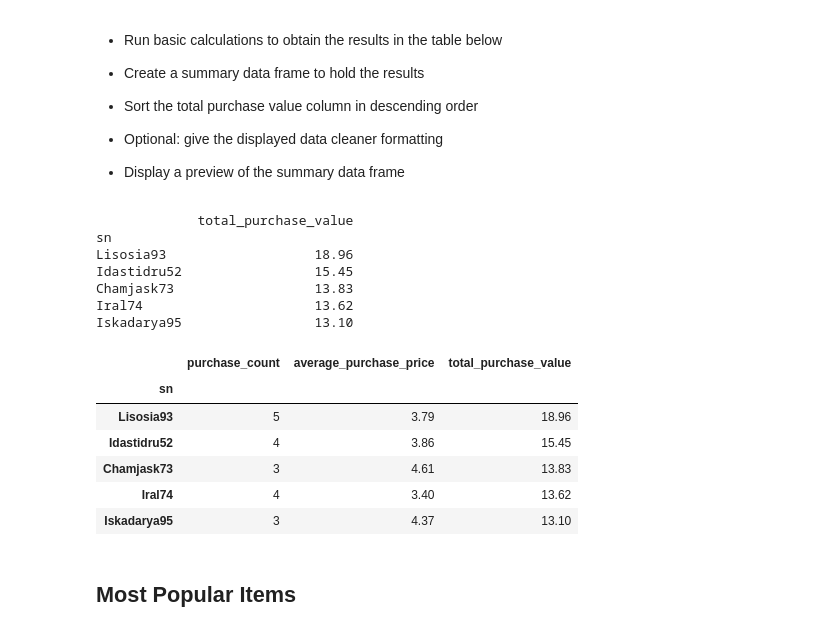
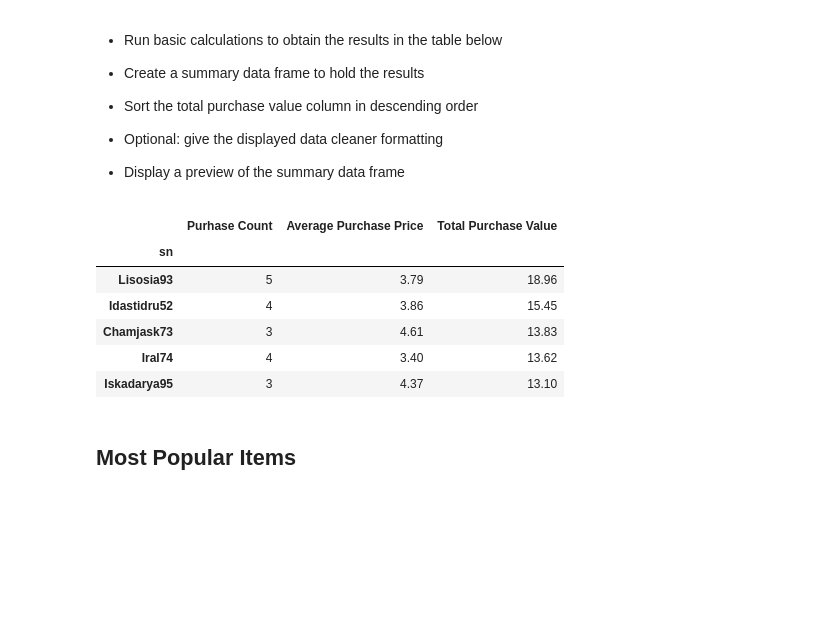
Before and after one commit to BatesJ72/pandas-challenge, a Jupyter notebook: HeroesOfPymoli/HeroesOfPymoli.ipynb, the cells around one changed output. Saved outputs shown, nothing was run; the diff lists cells and outputs as text; code cells hidden in the pictures; blank space fills up the shorter version.

```diff
--- a/HeroesOfPymoli/HeroesOfPymoli.ipynb
+++ b/HeroesOfPymoli/HeroesOfPymoli.ipynb
@@ -338,65 +302,44 @@ pd.DataFrame(
 # %%
 # Find the big spenders
 total_spent = df.groupby(by=["sn"]).sum()
-# print(total_spent)
-
-# Data Check - how many unique people - does it match the number pulled in previous step?
-# print(len(df["sn"].unique()))
-
-# print(total_spent.sort_values("price", ascending=False))
 
 # Top 5 biggest spenders
 big_spender = total_spent.nlargest(5, "price")
-# print(big_spender.rename(columns = {"price": "total_purchase_value"}))
 big_spender.columns = ["purchase_id", "age", "item_id", "total_purchase_value"]
-# print(big_spender)
 
-# # Fix weird error
+# Get total purchase value
 big1a = pd.merge(big_spender, total_spent[["price"]], how="inner", on="sn")
 big1 = big1a[["price"]]
 big1.columns = ["total_purchase_value"]
-# print(big1)
 
 # Count of Purchases
 total_purchases = df.groupby(by=["sn"]).count()
-# print(total_purchases)
 
 big2 = pd.merge(
     big1[["total_purchase_value"]], total_purchases[["item_id"]], how="inner", on="sn",
 )
 big2.columns = ["total_purchase_value", "purchase_count"]
-# print(big2)
 
 # Avg Purchase Price
 avg_purchase_price1 = df.groupby(by=["sn"]).mean()
 avg_purchase_price = round(avg_purchase_price1, 2)
-# print(avg_purchase_price)
 big3 = pd.merge(big2, avg_purchase_price[["price"]], how="inner", on="sn")
 big3.columns = ["total_purchase_value", "purchase_count", "average_purchase_price"]
-# print(big3)
 
 # Final dataframe
 big_spenders_final = big3[
     ["purchase_count", "average_purchase_price", "total_purchase_value"]
 ].sort_values("total_purchase_value", ascending=False)
-# print(big_spenders_final)
-
-# # data check
-# bigspender = df[df["sn"] == "Dyally87"]
-# print(bigspender)
-
+big_spenders_final.columns = [
+    "Purhase Count",
+    "Average Purchase Price",
+    "Total Purchase Value",
+]
 
 # Summary data frame
 pd.DataFrame(big_spenders_final)
 # %% [output]
-             total_purchase_value
-sn
-Lisosia93                   18.96
-Idastidru52                 15.45
-Chamjask73                  13.83
-Iral74                      13.62
-Iskadarya95                 13.10
-|  | purchase_count | average_purchase_price | total_purchase_value |
+|  | Purhase Count | Average Purchase Price | Total Purchase Value |
 | sn |  |  |  |
 | Lisosia93 | 5 | 3.79 | 18.96 |
 | Idastidru52 | 4 | 3.86 | 15.45 |
```
Also changed, not shown: parts of 9 cells of this notebook.
